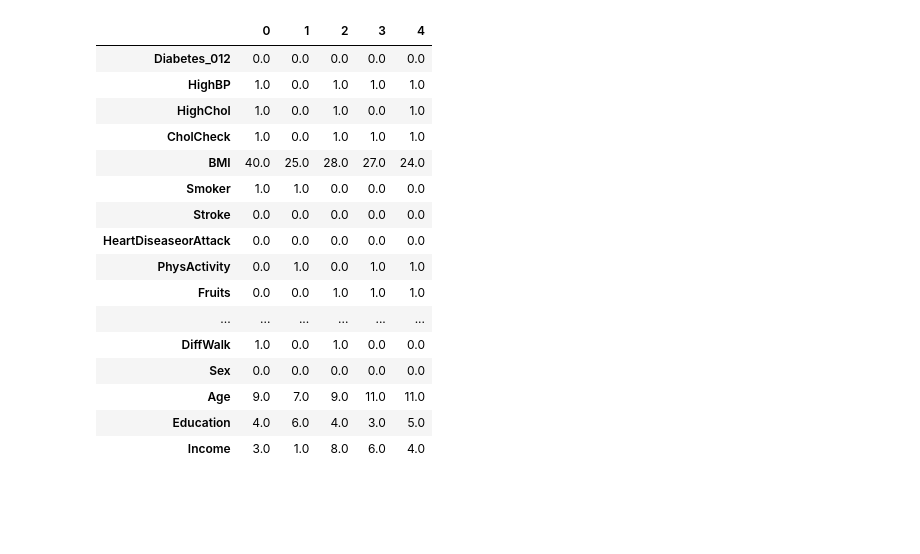
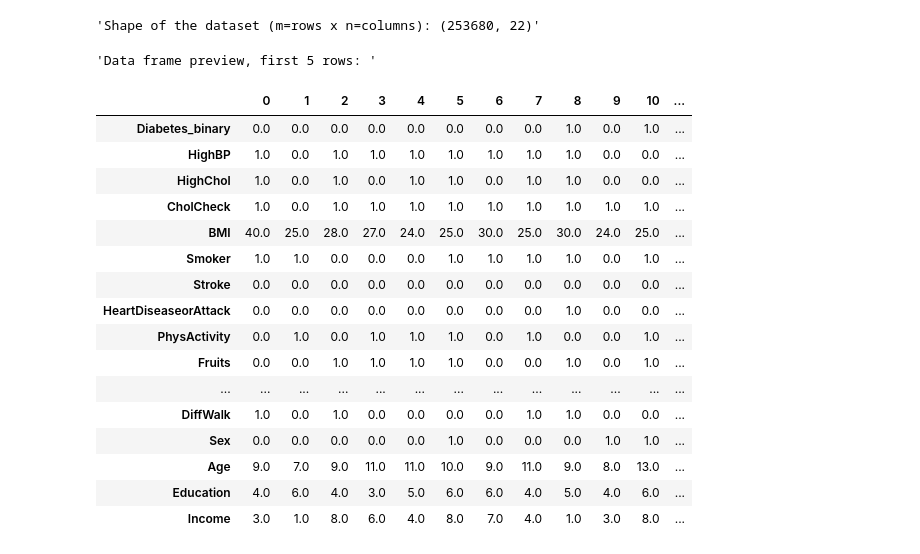
Before and after one commit to dplazau/ironhack-bootcamp, a Jupyter notebook: projects/ironhack-final-project/index.ipynb, the cells around one changed output. Drawn from its saved outputs; the diff is of its cells as text; code cells hidden in the pictures; blank space fills up the shorter version.

```diff
--- a/projects/ironhack-final-project/index.ipynb
+++ b/projects/ironhack-final-project/index.ipynb
@@ -8,20 +9,24 @@ df = pd.read_csv("./src/data/diabetes_012_health_indicators_BRFSS2015.csv")
-# %%
-df.head(5).T
-# %% [output]
-|  | 0 | 1 | 2 | 3 | 4 |
-| Diabetes_012 | 0.0 | 0.0 | 0.0 | 0.0 | 0.0 |
-| HighBP | 1.0 | 0.0 | 1.0 | 1.0 | 1.0 |
-| HighChol | 1.0 | 0.0 | 1.0 | 0.0 | 1.0 |
-| CholCheck | 1.0 | 0.0 | 1.0 | 1.0 | 1.0 |
-| BMI | 40.0 | 25.0 | 28.0 | 27.0 | 24.0 |
-| Smoker | 1.0 | 1.0 | 0.0 | 0.0 | 0.0 |
-| Stroke | 0.0 | 0.0 | 0.0 | 0.0 | 0.0 |
-| HeartDiseaseorAttack | 0.0 | 0.0 | 0.0 | 0.0 | 0.0 |
-| PhysActivity | 0.0 | 1.0 | 0.0 | 1.0 | 1.0 |
-| Fruits | 0.0 | 0.0 | 1.0 | 1.0 | 1.0 |
-| ... | ... | ... | ... | ... | ... |
-| DiffWalk | 1.0 | 0.0 | 1.0 | 0.0 | 0.0 |
-| Sex | 0.0 | 0.0 | 0.0 | 0.0 | 0.0 |
-| Age | 9.0 | 7.0 | 9.0 | 11.0 | 11.0 |
-| Education | 4.0 | 6.0 | 4.0 | 3.0 | 5.0 |
-| Income | 3.0 | 1.0 | 8.0 | 6.0 | 4.0 |
+# %%
+display(f"Shape of the dataset (m=rows x n=columns): {df.shape}")
+display("Data frame preview, first 20 rows: ")
+df.head(20).T
+# %% [output]
+'Shape of the dataset (m=rows x n=columns): (253680, 22)'
+'Data frame preview, first 5 rows: '
+|  | 0 | 1 | 2 | 3 | 4 | 5 | 6 | 7 | 8 | 9 | 10 | ... |
+| Diabetes_binary | 0.0 | 0.0 | 0.0 | 0.0 | 0.0 | 0.0 | 0.0 | 0.0 | 1.0 | 0.0 | 1.0 | ... |
+| HighBP | 1.0 | 0.0 | 1.0 | 1.0 | 1.0 | 1.0 | 1.0 | 1.0 | 1.0 | 0.0 | 0.0 | ... |
+| HighChol | 1.0 | 0.0 | 1.0 | 0.0 | 1.0 | 1.0 | 0.0 | 1.0 | 1.0 | 0.0 | 0.0 | ... |
+| CholCheck | 1.0 | 0.0 | 1.0 | 1.0 | 1.0 | 1.0 | 1.0 | 1.0 | 1.0 | 1.0 | 1.0 | ... |
+| BMI | 40.0 | 25.0 | 28.0 | 27.0 | 24.0 | 25.0 | 30.0 | 25.0 | 30.0 | 24.0 | 25.0 | ... |
+| Smoker | 1.0 | 1.0 | 0.0 | 0.0 | 0.0 | 1.0 | 1.0 | 1.0 | 1.0 | 0.0 | 1.0 | ... |
+| Stroke | 0.0 | 0.0 | 0.0 | 0.0 | 0.0 | 0.0 | 0.0 | 0.0 | 0.0 | 0.0 | 0.0 | ... |
+| HeartDiseaseorAttack | 0.0 | 0.0 | 0.0 | 0.0 | 0.0 | 0.0 | 0.0 | 0.0 | 1.0 | 0.0 | 0.0 | ... |
+| PhysActivity | 0.0 | 1.0 | 0.0 | 1.0 | 1.0 | 1.0 | 0.0 | 1.0 | 0.0 | 0.0 | 1.0 | ... |
+| Fruits | 0.0 | 0.0 | 1.0 | 1.0 | 1.0 | 1.0 | 0.0 | 0.0 | 1.0 | 0.0 | 1.0 | ... |
+| ... | ... | ... | ... | ... | ... | ... | ... | ... | ... | ... | ... | ... |
+| DiffWalk | 1.0 | 0.0 | 1.0 | 0.0 | 0.0 | 0.0 | 0.0 | 1.0 | 1.0 | 0.0 | 0.0 | ... |
+| Sex | 0.0 | 0.0 | 0.0 | 0.0 | 0.0 | 1.0 | 0.0 | 0.0 | 0.0 | 1.0 | 1.0 | ... |
+| Age | 9.0 | 7.0 | 9.0 | 11.0 | 11.0 | 10.0 | 9.0 | 11.0 | 9.0 | 8.0 | 13.0 | ... |
+| Education | 4.0 | 6.0 | 4.0 | 3.0 | 5.0 | 6.0 | 6.0 | 4.0 | 5.0 | 4.0 | 6.0 | ... |
+| Income | 3.0 | 1.0 | 8.0 | 6.0 | 4.0 | 8.0 | 7.0 | 4.0 | 1.0 | 3.0 | 8.0 | ... |
```
Also changed, not shown: parts of 13 cells of this notebook, 3 other files.
